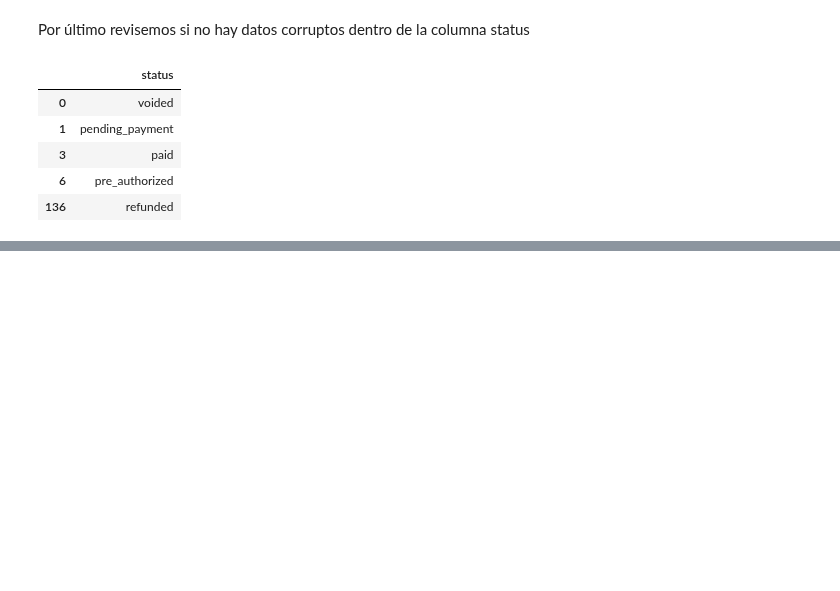
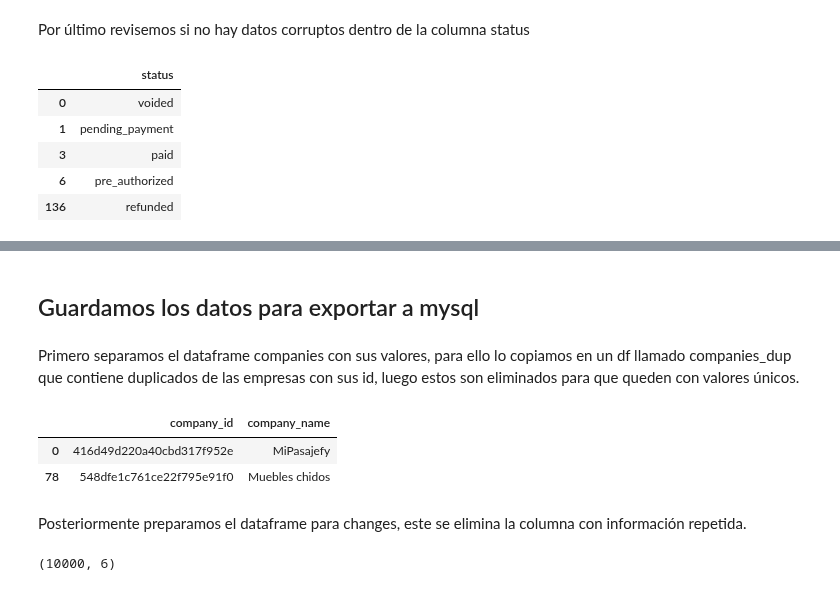
Before and after one commit to JohnRFK/TestApiPy, a Jupyter notebook: py-scripts/data-transformation.ipynb, the cells around one changed output, grey strips where cells are left out. Drawn from its saved outputs; the diff is of its cells as text; code cells hidden in the pictures; blank space fills up the shorter version.

```diff
--- a/py-scripts/data-transformation.ipynb
+++ b/py-scripts/data-transformation.ipynb
@@ -241,0 +236,20 @@ df_changes_final.shape
+# %% [markdown]
+## Guardamos los datos para exportar a mysql
+# %% [markdown]
+Primero separamos el dataframe companies con sus valores, para ello lo copiamos en un df llamado companies_dup que contiene duplicados de las empresas con sus id, luego estos son eliminados para que queden con valores únicos.
+# %%
+df_companies_dup = df_db[["company_id", "company_name"]]
+df_companies = df_companies_dup.drop_duplicates()
+df_companies.head()
+# %% [output]
+|  | company_id | company_name |
+| 0 | 416d49d220a40cbd317f952e | MiPasajefy |
+| 78 | 548dfe1c761ce22f795e91f0 | Muebles chidos |
+# %% [markdown]
+Posteriormente preparamos el dataframe para changes, este se elimina la columna con información repetida.
+# %%
+df_changes_dup = df_db.drop("company_name", axis=1)
+df_changes = df_changes_dup.drop_duplicates()
+df_changes.shape
+# %% [output]
+(10000, 6)
```
Also changed, not shown: parts of 30 cells of this notebook, 1 other file.
